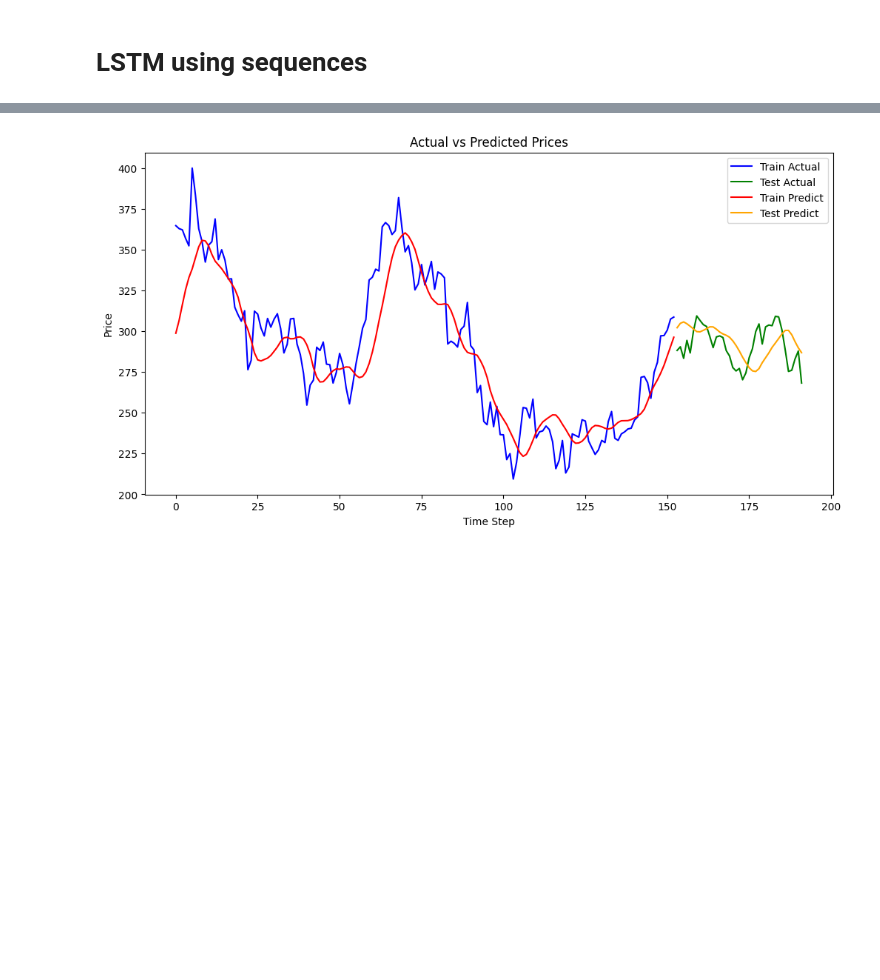
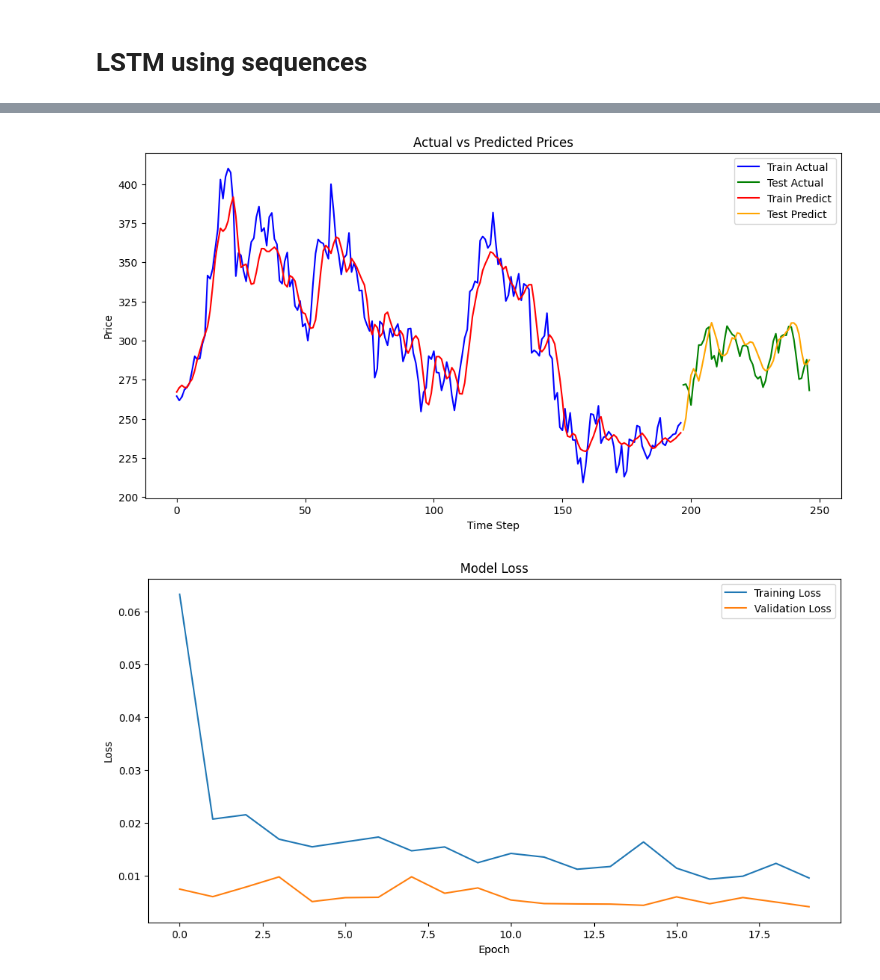
Before and after one commit to calvinz168/CISC-452, a Jupyter notebook: neural_network.ipynb, the cells around one changed output, grey strips where cells are left out. Cells and saved outputs as stored; diff of their text form; code cells hidden in the pictures; blank space fills up the shorter version.

```diff
--- a/neural_network.ipynb
+++ b/neural_network.ipynb
@@ -123,7 +123,7 @@ Mean Squared Error: 23.869269277613775
 def parser(x):
     return datetime.strptime(x, '%Y-%m-%d')
 
-series = read_csv('data/stock_yfinance_data.csv', header=0, parse_dates=[0], index_col=0)
+series = read_csv('data/cleaned_data_bert.csv', header=0, parse_dates=[0], index_col=0)
 # Filter rows where "Stock Name" is 'TLSA'
 series = series[series['Stock Name'] == 'TSLA']
 series = series.drop(['Stock Name', 'Adj Close'], axis=1)
@@ -183,8 +183,12 @@ y_test_rescaled = scaler.inverse_transform(y_test.reshape(-1, 1))  # Rescale tru
 
 # Plot the results
 import matplotlib.pyplot as plt
-plt.plot(y_test_rescaled, label='True Stock Price')
-plt.plot(y_pred_rescaled, label='Predicted Stock Price')
+plt.plot(range(len(y_train)), scaler.inverse_transform(y_train.reshape(-1, 1)), label='Train Actual', color='blue')
+plt.plot(range(len(y_train), len(y_train) + len(y_test)), y_test_rescaled, label='Test Actual', color='green')
+
+plt.plot(range(len(y_train)), scaler.inverse_transform(model.predict(X_train).reshape(-1, 1)), label='Train Predict', color='red')
+plt.plot(range(len(y_train), len(y_train) + len(y_pred)), y_pred_rescaled, label='Test Predict', color='orange')
+
 plt.title('Stock Price Prediction with CNN + LSTM')
 plt.legend()
 plt.show()
@@ -215,14 +219,20 @@ import pandas as pd
 from sklearn.preprocessing import MinMaxScaler
 import matplotlib.pyplot as plt
 from tensorflow.keras.models import Sequential
-from tensorflow.keras.layers import LSTM, Dense
+from tensorflow.keras.layers import LSTM, Dense, Dropout
 from sklearn.metrics import mean_squared_error
+from tensorflow.keras.callbacks import EarlyStopping
+from datetime import datetime
 
-# Assuming 'series' is your DataFrame containing stock data
+# Load data
+def parser(x):
+    return datetime.strptime(x, '%Y-%m-%d')
 
-# Separate the target ('Close') and features
+series = pd.read_csv('data/cleaned_data_bert.csv', header=0, parse_dates=[0], index_col=0)
+# Filter rows where "Stock Name" is 'TLSA'
+series = series[series['Stock Name'] == 'TSLA']
+features = series.drop(['Stock Name', 'Adj Close', 'Date'], axis=1)
 target = 'Close'
-features = series.drop(columns=[target])
 
 # Scale the features (X) using MinMaxScaler
 scaler_X = MinMaxScaler(feature_range=(0, 1))
@@ -239,35 +249,45 @@ scaled_data[target] = y_scaled
 def create_sequences(data, seq_length):
     X, y = [], []
     for i in range(len(data) - seq_length):
-        X_sequence = data.iloc[i:i+seq_length].values  # Use NumPy array directly
+        X_sequence = data.iloc[i:i+seq_length].values
         X.append(X_sequence)
-        y.append(data.iloc[i + seq_length][target])  # Target is 'Close' price after the sequence
-    return np.array(X), np.array(y)  # Return as NumPy arrays
+        y.append(data.iloc[i + seq_length][target])
+    return np.array(X), np.array(y)
 
 # Hyperparameters
-seq_length = 60  # Number of time steps (days) to look back
+seq_length = 5  # Increased from 5 to 10
 
 # Create sequences
 X, y = create_sequences(scaled_data, seq_length)
 
 # Reshape X for LSTM (samples, time steps, features)
-X = X.reshape((X.shape[0], X.shape[1], X.shape[2]))  # Shape: (samples, time steps, features)
+X = X.reshape((X.shape[0], X.shape[1], X.shape[2]))
 
 # Split into training and testing sets
 train_size = int(len(X) * 0.8)
 X_train, X_test = X[:train_size], X[train_size:]
 y_train, y_test = y[:train_size], y[train_size:]
 
-# Build the LSTM model
+# Build the LSTM model with increased complexity
 model = Sequential()
-model.add(LSTM(50, return_sequences=True, input_shape=(X_train.shape[1], X_train.shape[2])))
-model.add(LSTM(50))
+model.add(LSTM(100, return_sequences=True, input_shape=(X_train.shape[1], X_train.shape[2])))
+model.add(Dropout(0.2))
+model.add(LSTM(100, return_sequences=True))
+model.add(Dropout(0.2))
+model.add(LSTM(100))
+model.add(Dropout(0.2))
+model.add(Dense(50, activation='relu'))
 model.add(Dense(1))
 
 model.compile(optimizer='adam', loss='mean_squared_error')
 
+# Early stopping
+early_stopping = EarlyStopping(monitor='val_loss', patience=10, restore_best_weights=True)
+
 # Train the model
-history = model.fit(X_train, y_train, epochs=20, batch_size=32, validation_data=(X_test, y_test), verbose=1)
+history = model.fit(X_train, y_train, epochs=20, batch_size=4,
+                    validation_data=(X_test, y_test), verbose=1,
+                    callbacks=[early_stopping])
 
 # Make predictions
 train_predict = model.predict(X_train)
@@ -299,5 +319,15 @@ plt.xlabel('Time Step')
 plt.ylabel('Price')
 plt.legend()
 plt.show()
+
+# Plot training history
+plt.figure(figsize=(12, 6))
+plt.plot(history.history['loss'], label='Training Loss')
+plt.plot(history.history['val_loss'], label='Validation Loss')
+plt.title('Model Loss')
+plt.xlabel('Epoch')
+plt.ylabel('Loss')
+plt.legend()
+plt.show()
 # %% [output]
 Epoch 1/20
@@ -320 +350,2 @@ Test MSE: 190.18978418678105
-[figure, old version]
+[figure, new version]
+[figure, added]
```
Also changed, not shown: parts of 3 cells of this notebook.
